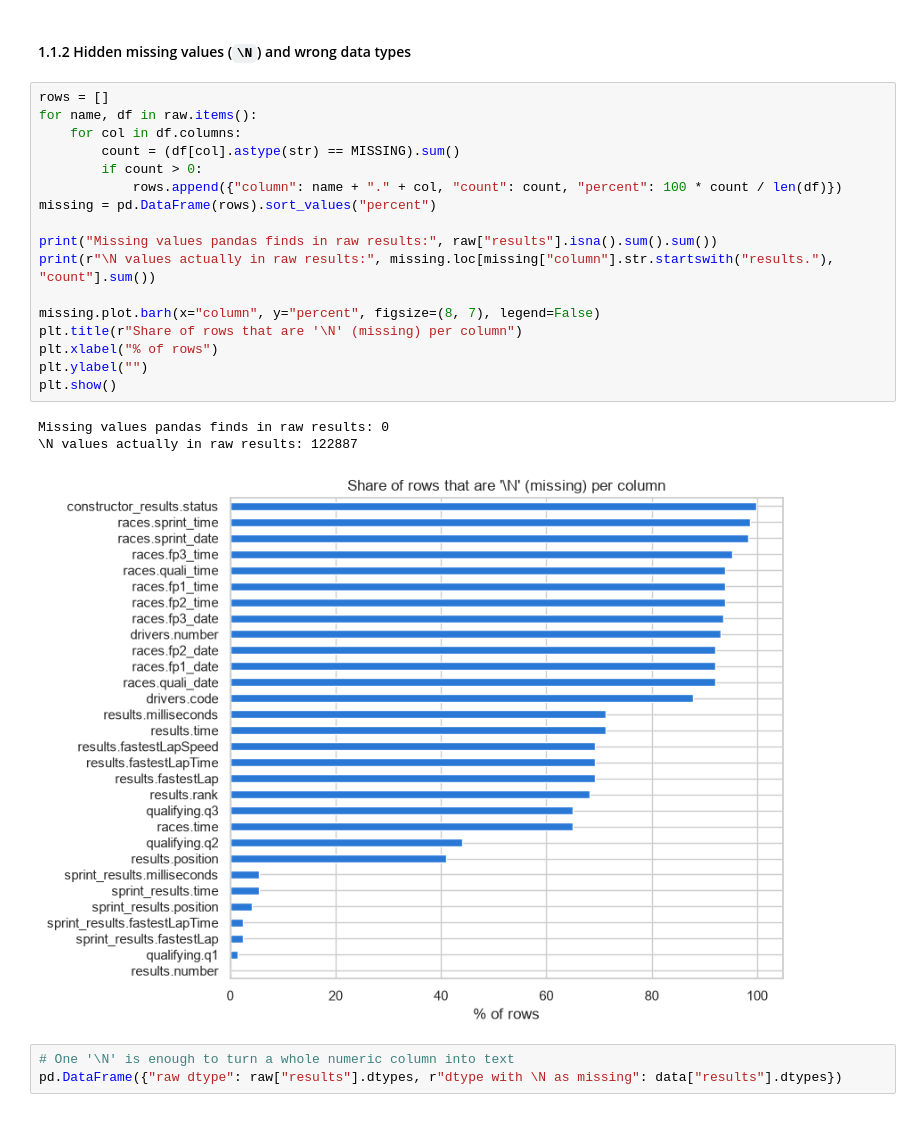
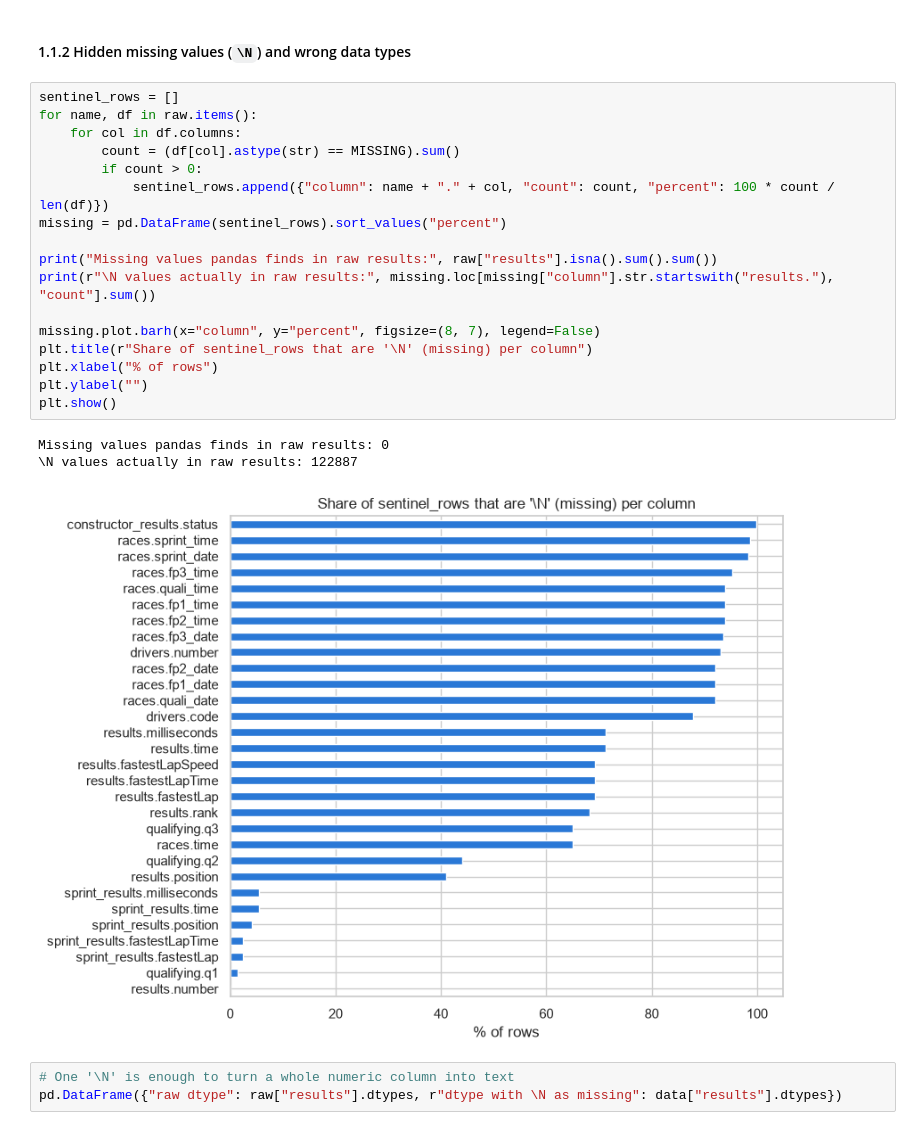
Before and after one commit to Seif2005/ACL2-Project, a Jupyter notebook: Main.ipynb, the cells around one changed output. Cells and saved outputs as stored; diff of their text form.

```diff
--- a/Main.ipynb
+++ b/Main.ipynb
@@ -84,26 +84,26 @@ qualifying
 # %% [markdown]
 #### 1.1.2 Hidden missing values (`\N`) and wrong data types
 # %%
-rows = []
+sentinel_rows = []
 for name, df in raw.items():
     for col in df.columns:
         count = (df[col].astype(str) == MISSING).sum()
         if count > 0:
-            rows.append({"column": name + "." + col, "count": count, "percent": 100 * count / len(df)})
-missing = pd.DataFrame(rows).sort_values("percent")
+            sentinel_rows.append({"column": name + "." + col, "count": count, "percent": 100 * count / len(df)})
+missing = pd.DataFrame(sentinel_rows).sort_values("percent")
 
 print("Missing values pandas finds in raw results:", raw["results"].isna().sum().sum())
 print(r"\N values actually in raw results:", missing.loc[missing["column"].str.startswith("results."), "count"].sum())
 
 missing.plot.barh(x="column", y="percent", figsize=(8, 7), legend=False)
-plt.title(r"Share of rows that are '\N' (missing) per column")
+plt.title(r"Share of sentinel_rows that are '\N' (missing) per column")
 plt.xlabel("% of rows")
 plt.ylabel("")
 plt.show()
 # %% [output]
 Missing values pandas finds in raw results: 0
 \N values actually in raw results: 122887
-[figure, old version]
+[figure, new version]
 # %%
 # One '\N' is enough to turn a whole numeric column into text
 pd.DataFrame({"raw dtype": raw["results"].dtypes, r"dtype with \N as missing": data["results"].dtypes})
```
Also changed, not shown: parts of 89 cells of this notebook.
